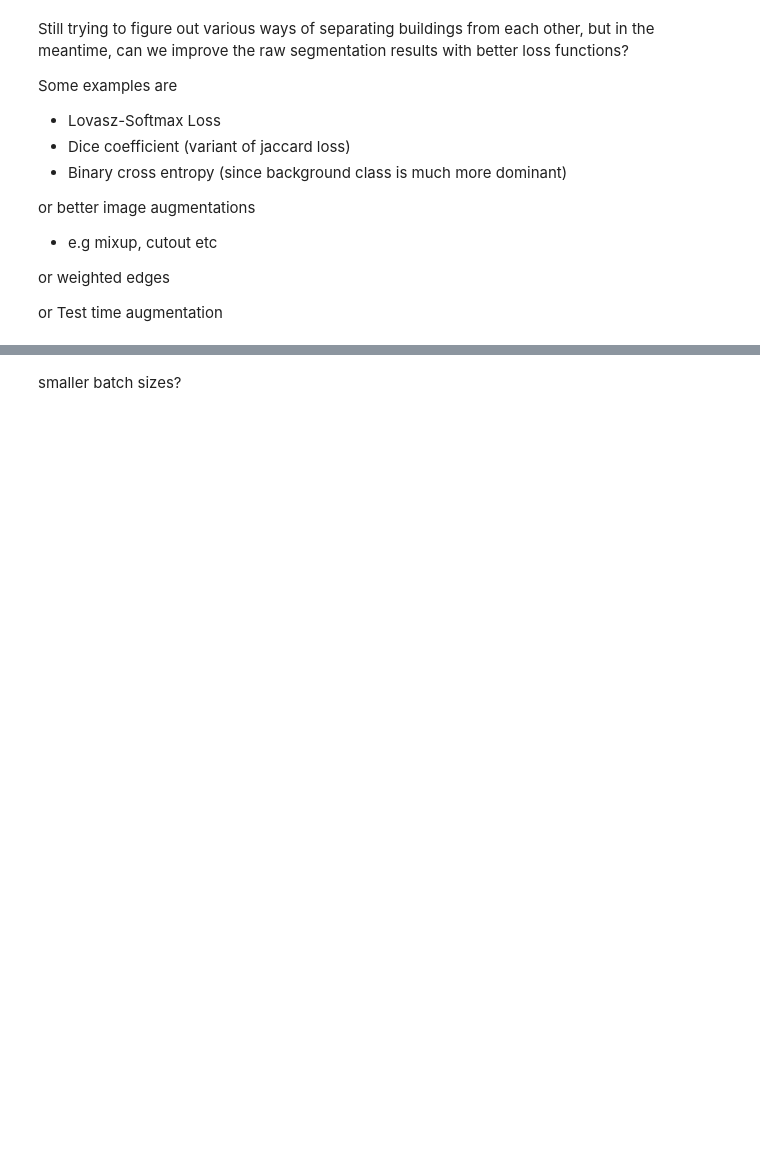
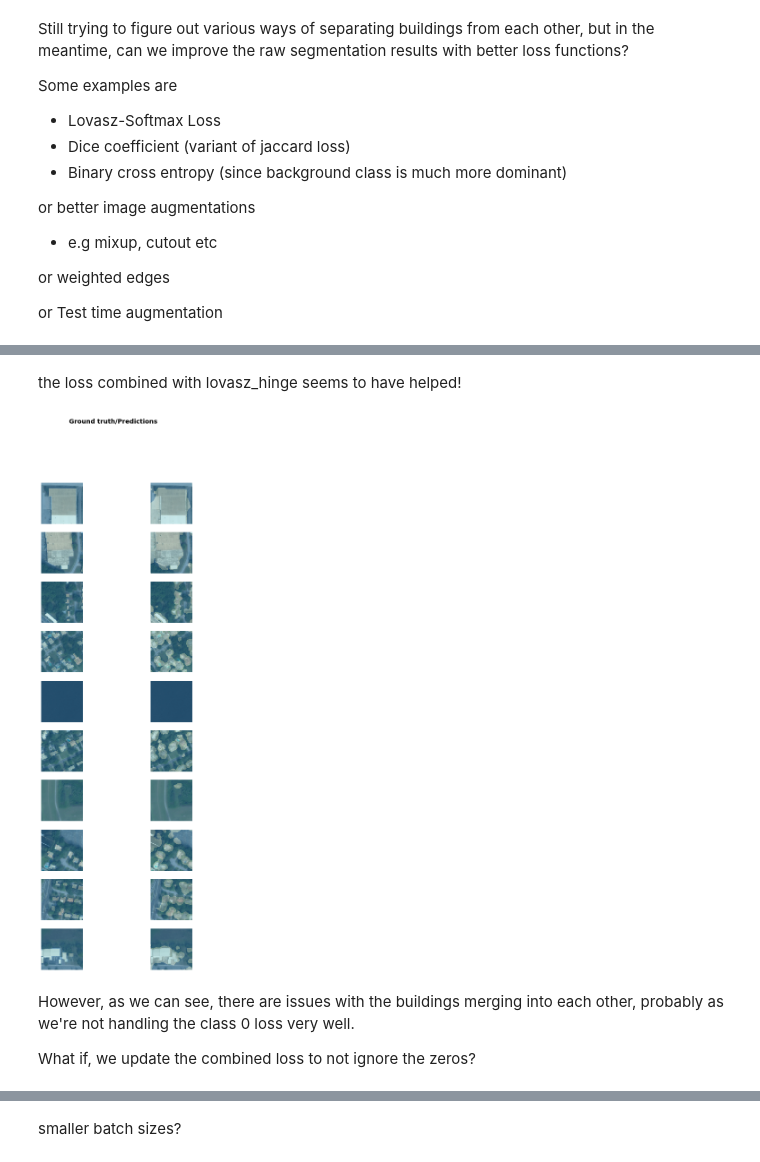
Before and after one commit to wwymak/spacenet-buildings, a Jupyter notebook: improving semantic segmentation.ipynb, the cells around one changed output, grey strips where cells are left out. Drawn from its saved outputs; the diff is of its cells as text; code cells hidden in the pictures; blank space fills up the shorter version.

```diff
--- a/improving semantic segmentation.ipynb
+++ b/improving semantic segmentation.ipynb
@@ -182,0 +190,10 @@ gc.collect()
+# %% [markdown]
+the loss combined with lovasz_hinge seems to have helped!
+# %%
+learn.show_results(rows=10, figsize=(8,20))
+# %% [output]
+[figure, added]
+# %% [markdown]
+However, as we can see, there are issues with the buildings merging into each other, probably as we're not handling the class 0 loss very well.
+
+What if, we update the combined loss to not ignore the zeros?
```
Also changed, not shown: parts of 24 cells of this notebook.
